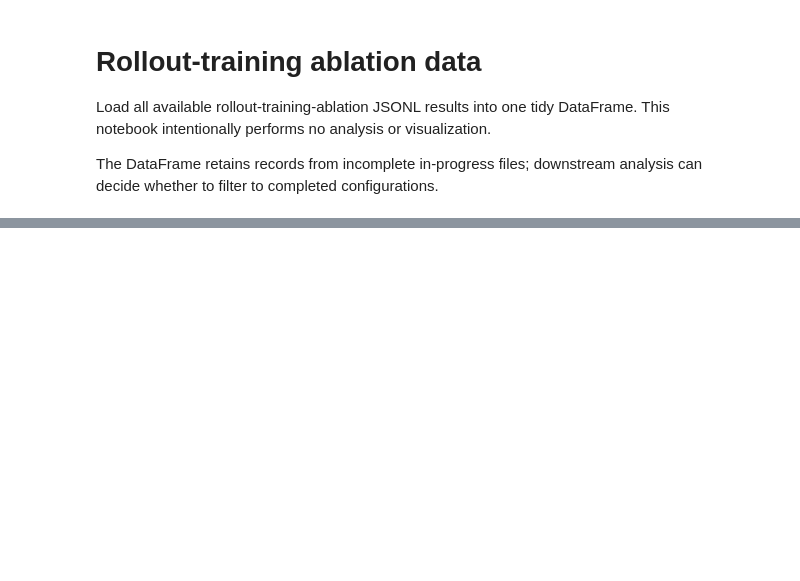
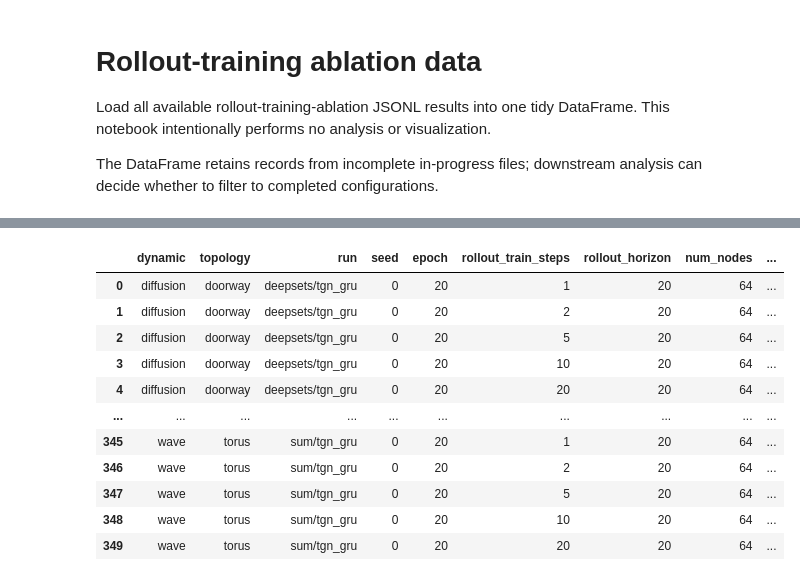
Before and after one commit to tweninger/fnn, a Jupyter notebook: notebooks/2_rollouttrain.ipynb, the cells around one changed output, grey strips where cells are left out. Drawn from its saved outputs; the diff is of its cells as text; code cells hidden in the pictures; blank space fills up the shorter version.

```diff
--- a/notebooks/2_rollouttrain.ipynb
+++ b/notebooks/2_rollouttrain.ipynb
@@ -70,0 +85,72 @@ rollouttrain_df
+# %%
+def explode_rollout_by_step(
+    df: pd.DataFrame,
+    curve_col: str = "rollout_test.rollout_by_step",
+) -> pd.DataFrame:
+    id_cols = [
+        "dynamic",
+        "topology",
+        "run",
+        "seed",
+        "epoch",
+        "rollout_train_steps",
+        "rollout_horizon",
+        "num_nodes",
+        "synthetic_dt",
+        "synthetic_gamma",
+        "synthetic_omega",
+        "synthetic_force_scale",
+    ]
+
+    records = []
+
+    for _, row in df[df[curve_col].notna()].iterrows():
+        curve = row[curve_col]
+
+        for horizon, metrics in curve.items():
+            record = {
+                col: row[col]
+                for col in id_cols
+                if col in row.index
+            }
+
+            record["horizon"] = int(horizon)
+            record.update(metrics)
+            records.append(record)
+
+    return pd.DataFrame(records)
+
+
+rollouttrain_test = explode_rollout_by_step(
+    rollouttrain_df,
+    curve_col="rollout_test.rollout_by_step",
+)
+
+# Keep the two main dynamics and the complete seed.
+rollouttrain_test = rollouttrain_test[
+    rollouttrain_test["dynamic"].isin(["diffusion", "wave"])
+    & rollouttrain_test["seed"].eq(0)
+].copy()
+
+# This ablation asks:
+# "if trained for k rollout steps, how well do we perform at step 20?"
+rollouttrain_h20 = rollouttrain_test[
+    rollouttrain_test["horizon"].eq(20)
+].copy()
+
+rollouttrain_h20 = (
+    rollouttrain_h20
+    .sort_values(
+        [
+            "dynamic",
+            "topology",
+            "run",
+            "rollout_train_steps",
+        ]
+    )
+    .reset_index(drop=True)
+)
+
+print("rows:", len(rollouttrain_h20))
+rollouttrain_h20
+# %% [output]
@@ -70,0 +158,12 @@ rollouttrain_df
+|  | dynamic | topology | run | seed | epoch | rollout_train_steps | rollout_horizon | num_nodes | ... |
+| 0 | diffusion | doorway | deepsets/tgn_gru | 0 | 20 | 1 | 20 | 64 | ... |
+| 1 | diffusion | doorway | deepsets/tgn_gru | 0 | 20 | 2 | 20 | 64 | ... |
+| 2 | diffusion | doorway | deepsets/tgn_gru | 0 | 20 | 5 | 20 | 64 | ... |
+| 3 | diffusion | doorway | deepsets/tgn_gru | 0 | 20 | 10 | 20 | 64 | ... |
+| 4 | diffusion | doorway | deepsets/tgn_gru | 0 | 20 | 20 | 20 | 64 | ... |
+| ... | ... | ... | ... | ... | ... | ... | ... | ... | ... |
+| 345 | wave | torus | sum/tgn_gru | 0 | 20 | 1 | 20 | 64 | ... |
+| 346 | wave | torus | sum/tgn_gru | 0 | 20 | 2 | 20 | 64 | ... |
+| 347 | wave | torus | sum/tgn_gru | 0 | 20 | 5 | 20 | 64 | ... |
+| 348 | wave | torus | sum/tgn_gru | 0 | 20 | 10 | 20 | 64 | ... |
+| 349 | wave | torus | sum/tgn_gru | 0 | 20 | 20 | 20 | 64 | ... |
```
Also changed, not shown: parts of 7 cells of this notebook, 5 other files.
